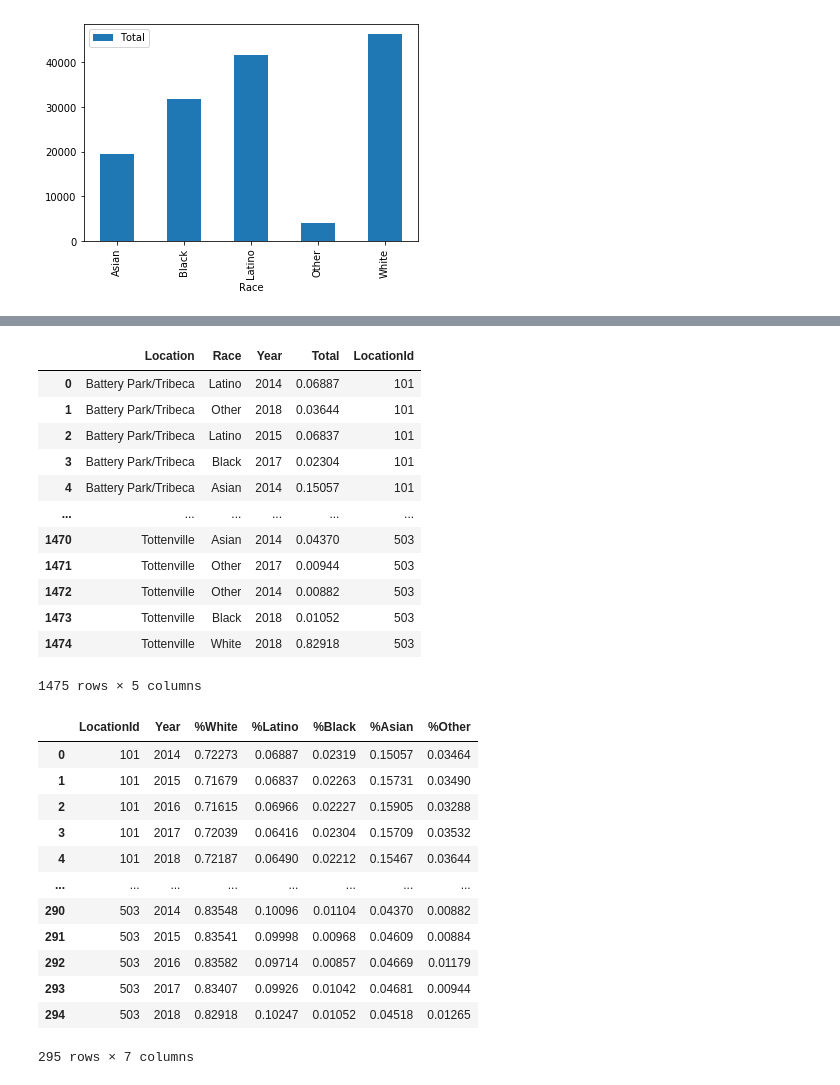
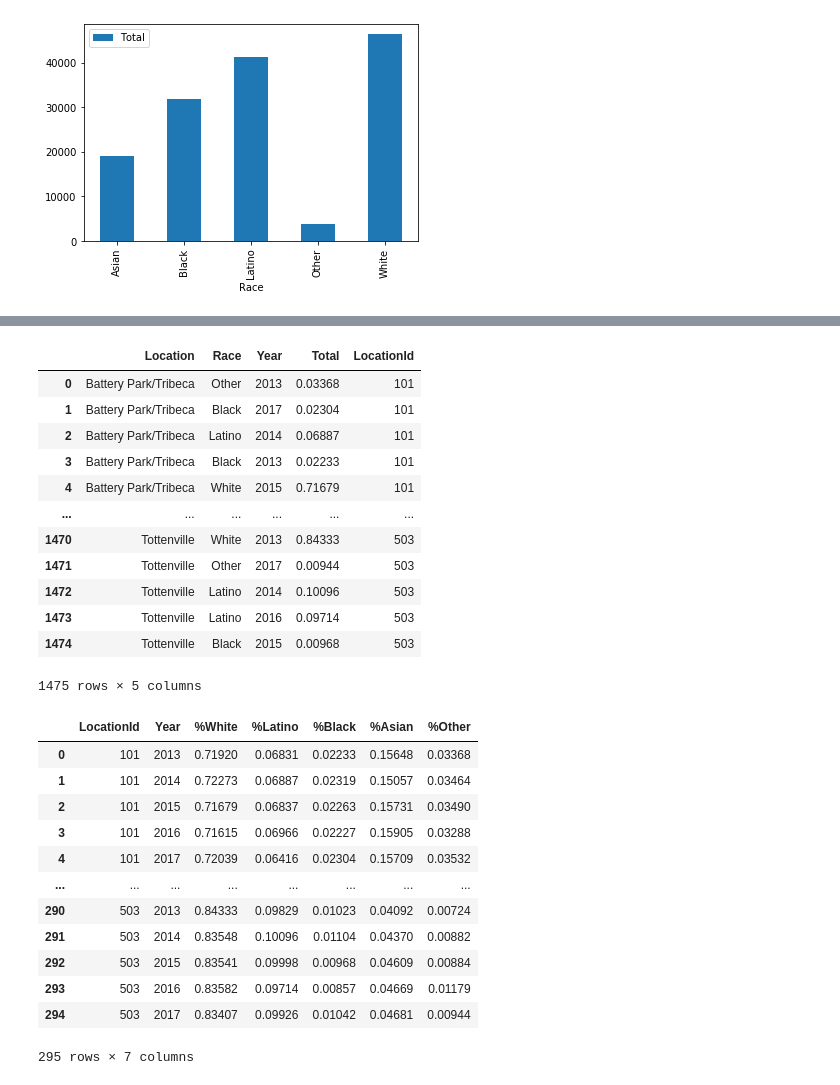
Before and after one commit to JeremyR327/PUI-Cleaned-Data, a Jupyter notebook: PUI_Race.ipynb, the cells around one changed output, grey strips where cells are left out. Cells and saved outputs as stored; diff of their text form; code cells hidden in the pictures.

```diff
--- a/PUI_Race.ipynb
+++ b/PUI_Race.ipynb
@@ -133,30 +133,30 @@ yearly.plot()
 # work with percentages
 # %%
 drop_locations = ['New York City', 'Manhattan', 'Brooklyn', 'Queens', 'Bronx', 'Staten Island']
-drop_years = (race.TimeFrame > 2013)
+drop_years = (race.TimeFrame > 2012) & (race.TimeFrame < 2018)
 drop_number = (race['DataFormat'] == 'Percent')
 
 race_percent = race[~race['Location'].isin(drop_locations)]
 race_percent = race_percent[drop_years]
 race_percent = race_percent[drop_number]
 race_percent = race_percent.rename(columns={'Race/Ethnicity':'Race', 'TimeFrame':'Year', 'Data':'Total', 'Fips':'LocationId'})
 race_percent = race_percent.sort_values('LocationId')
 race_percent = race_percent.drop(['DataFormat'], axis=1)
 race_percent = race_percent.reset_index(drop=True)
 race_percent
 # %% [output]
 |  | Location | Race | Year | Total | LocationId |
-| 0 | Battery Park/Tribeca | Latino | 2014 | 0.06887 | 101 |
-| 1 | Battery Park/Tribeca | Other | 2018 | 0.03644 | 101 |
-| 2 | Battery Park/Tribeca | Latino | 2015 | 0.06837 | 101 |
-| 3 | Battery Park/Tribeca | Black | 2017 | 0.02304 | 101 |
-| 4 | Battery Park/Tribeca | Asian | 2014 | 0.15057 | 101 |
+| 0 | Battery Park/Tribeca | Other | 2013 | 0.03368 | 101 |
+| 1 | Battery Park/Tribeca | Black | 2017 | 0.02304 | 101 |
+| 2 | Battery Park/Tribeca | Latino | 2014 | 0.06887 | 101 |
+| 3 | Battery Park/Tribeca | Black | 2013 | 0.02233 | 101 |
+| 4 | Battery Park/Tribeca | White | 2015 | 0.71679 | 101 |
 | ... | ... | ... | ... | ... | ... |
-| 1470 | Tottenville | Asian | 2014 | 0.04370 | 503 |
+| 1470 | Tottenville | White | 2013 | 0.84333 | 503 |
 | 1471 | Tottenville | Other | 2017 | 0.00944 | 503 |
-| 1472 | Tottenville | Other | 2014 | 0.00882 | 503 |
-| 1473 | Tottenville | Black | 2018 | 0.01052 | 503 |
-| 1474 | Tottenville | White | 2018 | 0.82918 | 503 |
+| 1472 | Tottenville | Latino | 2014 | 0.10096 | 503 |
+| 1473 | Tottenville | Latino | 2016 | 0.09714 | 503 |
+| 1474 | Tottenville | Black | 2015 | 0.00968 | 503 |
 1475 rows × 5 columns
 # %%
 output_percent = race_percent.pivot_table("Total",['LocationId','Year'],"Race")
@@ -167,17 +167,17 @@ output_percent.rename(columns={'White':'%White', 'Latino':'%Latino', 'Black':'%B
 output_percent
 # %% [output]
 |  | LocationId | Year | %White | %Latino | %Black | %Asian | %Other |
-| 0 | 101 | 2014 | 0.72273 | 0.06887 | 0.02319 | 0.15057 | 0.03464 |
-| 1 | 101 | 2015 | 0.71679 | 0.06837 | 0.02263 | 0.15731 | 0.03490 |
-| 2 | 101 | 2016 | 0.71615 | 0.06966 | 0.02227 | 0.15905 | 0.03288 |
-| 3 | 101 | 2017 | 0.72039 | 0.06416 | 0.02304 | 0.15709 | 0.03532 |
-| 4 | 101 | 2018 | 0.72187 | 0.06490 | 0.02212 | 0.15467 | 0.03644 |
+| 0 | 101 | 2013 | 0.71920 | 0.06831 | 0.02233 | 0.15648 | 0.03368 |
+| 1 | 101 | 2014 | 0.72273 | 0.06887 | 0.02319 | 0.15057 | 0.03464 |
+| 2 | 101 | 2015 | 0.71679 | 0.06837 | 0.02263 | 0.15731 | 0.03490 |
+| 3 | 101 | 2016 | 0.71615 | 0.06966 | 0.02227 | 0.15905 | 0.03288 |
+| 4 | 101 | 2017 | 0.72039 | 0.06416 | 0.02304 | 0.15709 | 0.03532 |
 | ... | ... | ... | ... | ... | ... | ... | ... |
-| 290 | 503 | 2014 | 0.83548 | 0.10096 | 0.01104 | 0.04370 | 0.00882 |
-| 291 | 503 | 2015 | 0.83541 | 0.09998 | 0.00968 | 0.04609 | 0.00884 |
-| 292 | 503 | 2016 | 0.83582 | 0.09714 | 0.00857 | 0.04669 | 0.01179 |
-| 293 | 503 | 2017 | 0.83407 | 0.09926 | 0.01042 | 0.04681 | 0.00944 |
-| 294 | 503 | 2018 | 0.82918 | 0.10247 | 0.01052 | 0.04518 | 0.01265 |
+| 290 | 503 | 2013 | 0.84333 | 0.09829 | 0.01023 | 0.04092 | 0.00724 |
+| 291 | 503 | 2014 | 0.83548 | 0.10096 | 0.01104 | 0.04370 | 0.00882 |
+| 292 | 503 | 2015 | 0.83541 | 0.09998 | 0.00968 | 0.04609 | 0.00884 |
+| 293 | 503 | 2016 | 0.83582 | 0.09714 | 0.00857 | 0.04669 | 0.01179 |
+| 294 | 503 | 2017 | 0.83407 | 0.09926 | 0.01042 | 0.04681 | 0.00944 |
 295 rows × 7 columns
 # %%
 # merge total values and percentages
```
Also changed, not shown: parts of 10 cells of this notebook, 2 other files.
